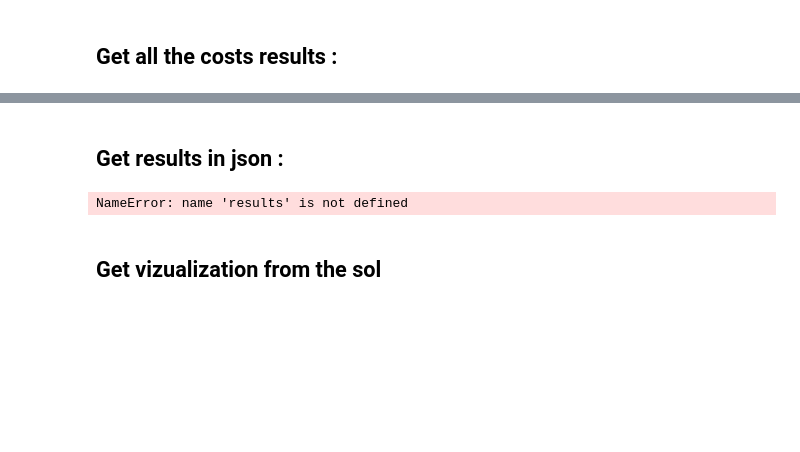
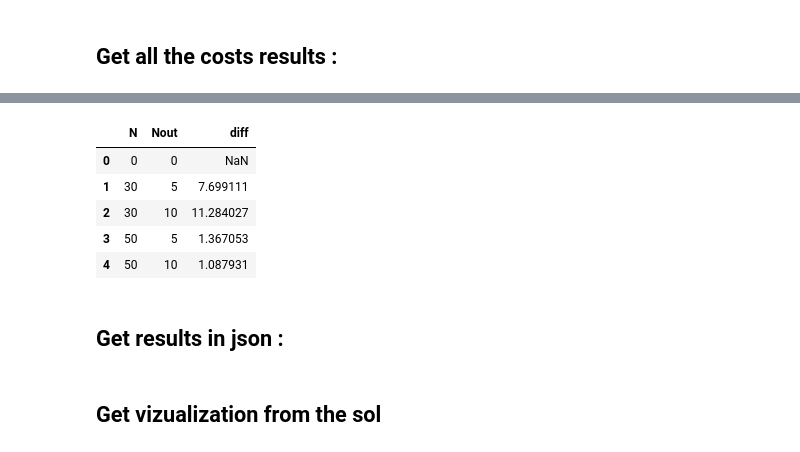
Before and after one commit to Loic-Ker/MCBAP-multi-port-berth-allocation-problem, a Jupyter notebook: my_code/results_analysis/all_results_analysis.ipynb, the cells around one changed output, grey strips where cells are left out. Saved outputs shown, nothing was run; the diff lists cells and outputs as text; code cells hidden in the pictures; blank space fills up the shorter version.

Commit message:
new results

```diff
--- a/my_code/results_analysis/all_results_analysis.ipynb
+++ b/my_code/results_analysis/all_results_analysis.ipynb
@@ -61,3 +72,13 @@ len(merged_df[merged_df["diff"]>0])
+# %%
+mean_diff = merged_df.groupby(['N', 'Nout'])['diff'].mean().reset_index()
+mean_diff
+# %% [output]
+|  | N | Nout | diff |
+| 0 | 0 | 0 | NaN |
+| 1 | 30 | 5 | 7.699111 |
+| 2 | 30 | 10 | 11.284027 |
+| 3 | 50 | 5 | 1.367053 |
+| 4 | 50 | 10 | 1.087931 |
 # %% [markdown]
 ## Get results in json :
 # %%
@@ -67,12 +88,6 @@ seed=2
 Nin=30
 qli=10
 Nout=5
-# %%
-iteration_number = len(results)
-iter_to_plot = iteration_number
-nb_iter=len(results)-1
-# %% [output]
-NameError: name 'results' is not defined
 # %% [markdown]
 ## Get vizualization from the sol
 # %%
```
Also changed, not shown: parts of 5 cells of this notebook.
